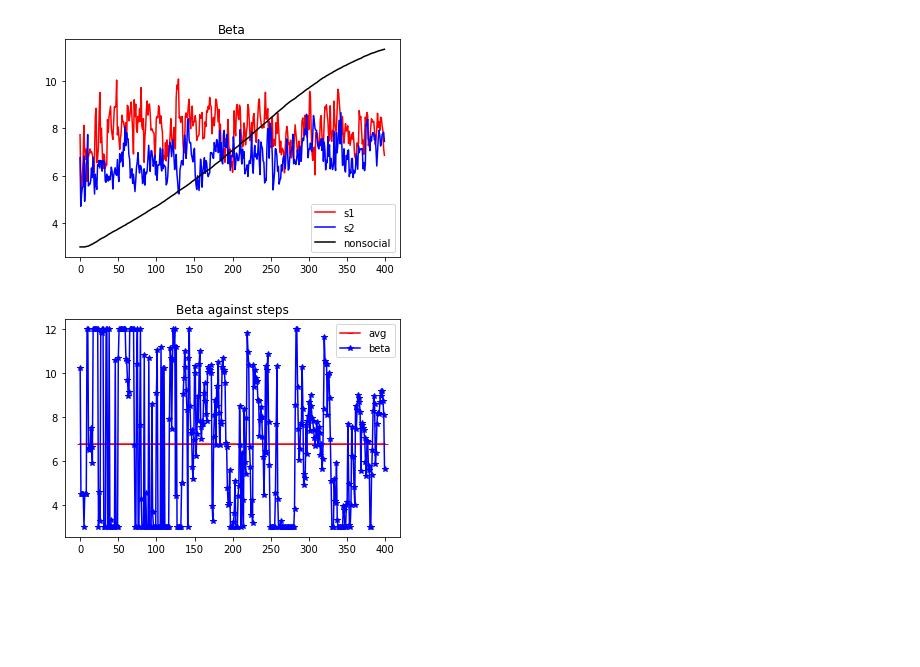
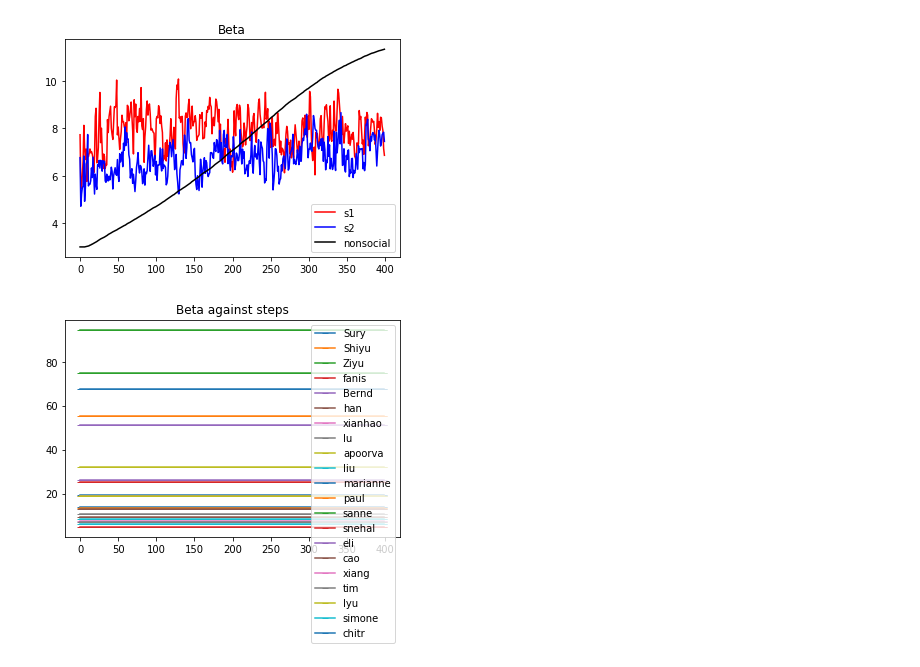
Before and after one commit to evil-scientist/Emotions-in-RL, a Jupyter notebook: logs/Plot Results.ipynb, the cells around one changed output. Drawn from its saved outputs; the diff is of its cells as text; code cells hidden in the pictures; blank space fills up the shorter version.

```diff
--- a/logs/Plot Results.ipynb
+++ b/logs/Plot Results.ipynb
@@ -217,11 +217,12 @@ plt.show()
 # %%
 import matplotlib.pyplot as plt
 
-plt.plot(range(400), [np.mean(beta_max)]*400,label='avg',color='red',marker="_")
-plt.plot(range(400),beta_max,label='beta',color='blue',marker='*')
+mean_beta = np.mean(reward_s2,axis = 0)
+for idx,col in enumerate(beta_df_s2.columns[1:-1]):
+    plt.plot(range(400), [mean_beta[idx]]*400,label=col,marker="_")
 
 plt.title("Beta against steps")
 plt.legend()
 plt.show()
 # %% [output]
-[figure, old version]
+[figure, new version]
```
Also changed, not shown: 2 other files.
